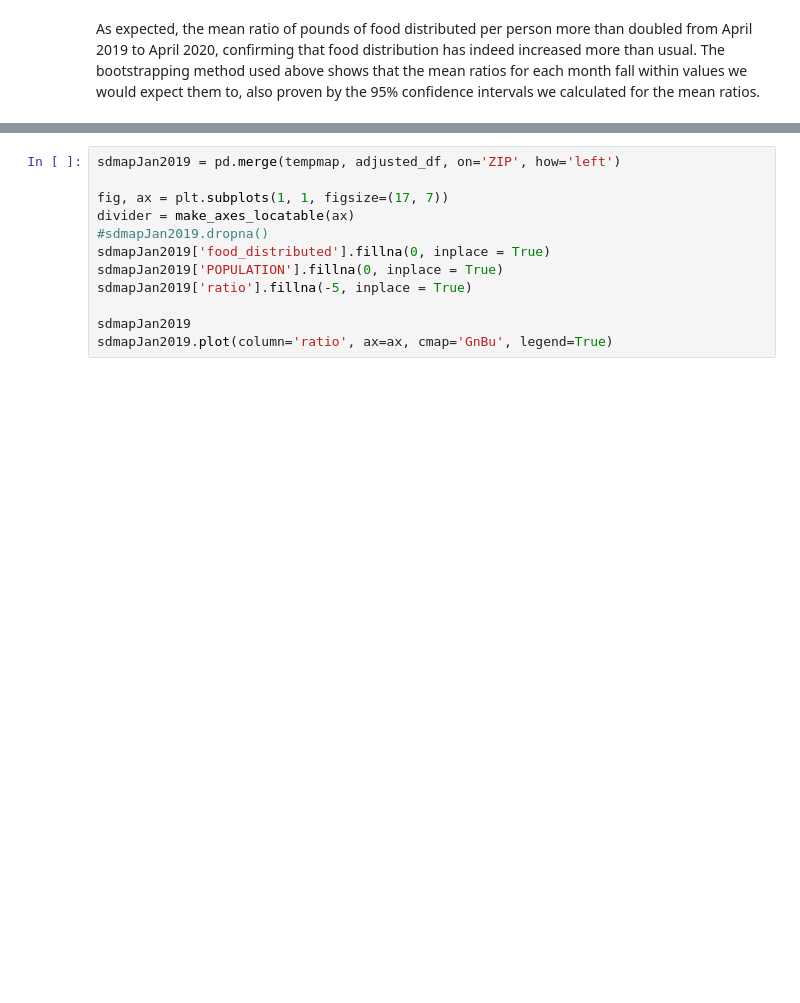
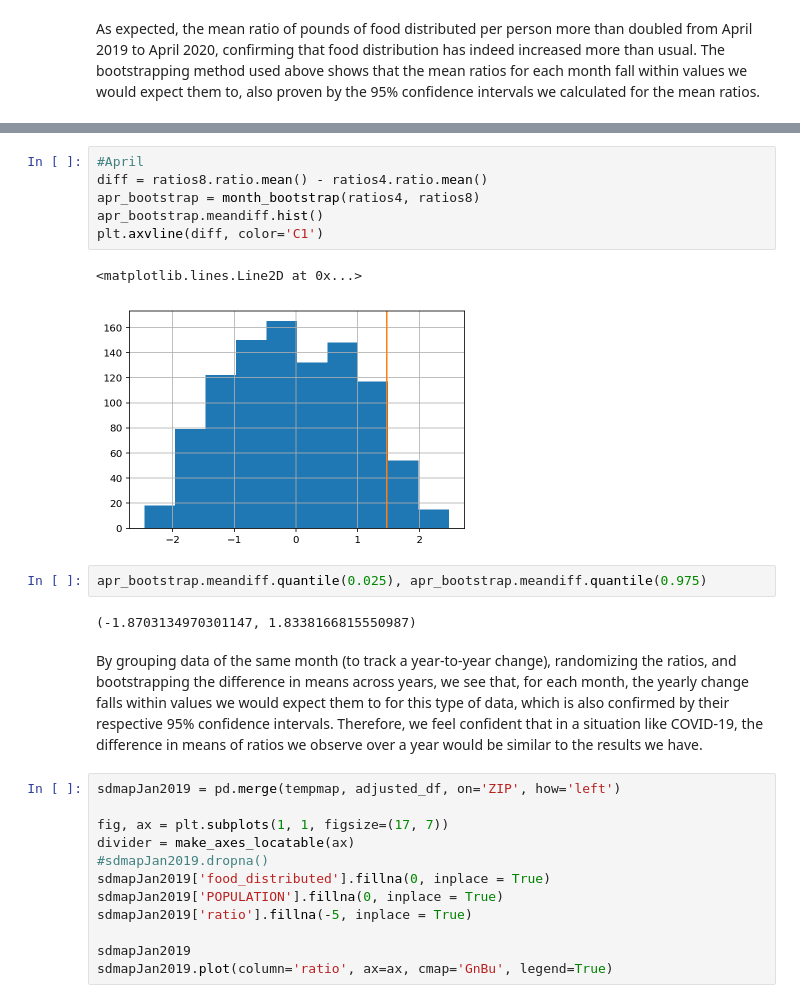
Before and after one commit to COGS108/group05_sp20, a Jupyter notebook: Gadi_Notebook.ipynb, the cells around one changed output, grey strips where cells are left out. Cells and saved outputs as stored; diff of their text form; blank space fills up the shorter version.

```diff
--- a/Gadi_Notebook.ipynb
+++ b/Gadi_Notebook.ipynb
@@ -508,3 +559,18 @@ The bootstrapping method used above shows that the mean ratios for each month fa
+# %%
+#April
+diff = ratios8.ratio.mean() - ratios4.ratio.mean()
+apr_bootstrap = month_bootstrap(ratios4, ratios8)
+apr_bootstrap.meandiff.hist()
+plt.axvline(diff, color='C1')
+# %% [output]
+<matplotlib.lines.Line2D at 0x...>
+[figure, added]
+# %%
+apr_bootstrap.meandiff.quantile(0.025), apr_bootstrap.meandiff.quantile(0.975)
+# %% [output]
+(-1.8703134970301147, 1.8338166815550987)
+# %% [markdown]
+By grouping data of the same month (to track a year-to-year change), randomizing the ratios, and bootstrapping the difference in means across years, we see that, for each month, the yearly change falls within values we would expect them to for this type of data, which is also confirmed by their respective 95% confidence intervals. Therefore, we feel confident that in a situation like COVID-19, the difference in means of ratios we observe over a year would be similar to the results we have.
 # %%
 sdmapJan2019 = pd.merge(tempmap, adjusted_df, on='ZIP', how='left')
 
```
Also changed, not shown: parts of 8 cells of this notebook.
